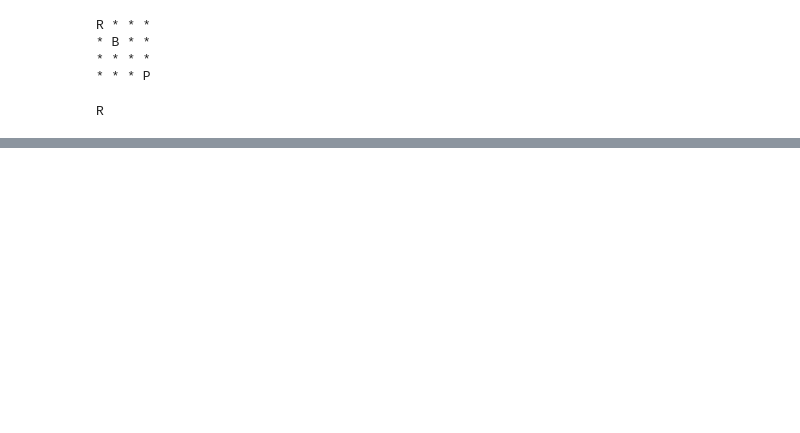
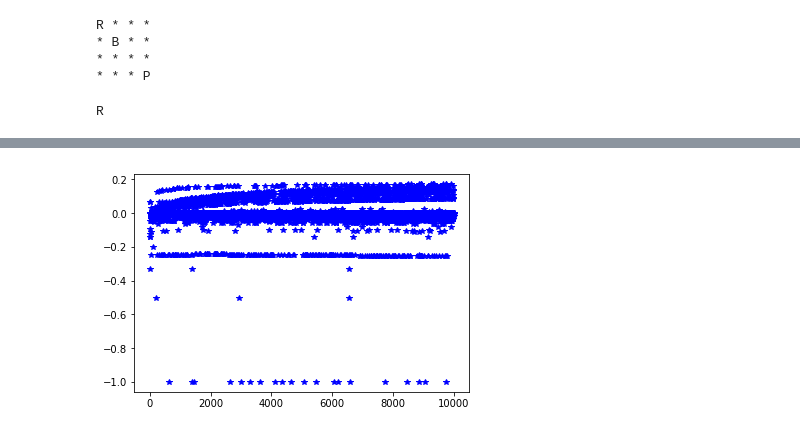
Before and after one commit to tstalhandske/reinforcement_learning, a Jupyter notebook: Qlearning.ipynb, the cells around one changed output, grey strips where cells are left out. Cells and saved outputs as stored; diff of their text form; code cells hidden in the pictures; blank space fills up the shorter version.

```diff
--- a/Qlearning.ipynb
+++ b/Qlearning.ipynb
@@ -289,0 +325,12 @@ P * * *
+# %%
+def q(state, action_robber=None):#, action_police=None):
+
+    if state not in q_table:
+        q_table[state] = np.zeros(len(ACTIONS))#(len(ACTIONS),len(ACTIONS)))#,np.zeros(len(ACTIONS-1))
+    if action_robber is None: # and action_police == None
+        return q_table[state]
+
+    return q_table[state][action_robber]#[action_police]
+
+#q = q(start_state, action_robber=1,action_police=2)
+#print(q)
@@ -289,0 +391,25 @@ P * * *
+# %%
+state = start_state
+total_reward = 0
+#alpha = alphas[e]
+values = []
+times = []
+for t in range(ITERATIONS):
+
+    alpha = 1/(1+t)
+    action_robber, action_police = choose_action(state)
+    next_state, reward, over = act(state, action_robber, action_police)
+    total_reward += reward
+    #if over:
+    #    total_reward = 0;
+
+    q(state)[action_robber] = q(state, action_robber) + \
+            alpha * (reward + LAMBDA *  np.max(q(next_state)) - q(state, action_robber))
+    print(q(state)[action_robber])
+    state = next_state
+    if t%100:
+        values.append(q(state)[action_robber])
+        times.append(t)
+    #if t == ITERATIONS:
+    #    break
+    print(f"total reward -> {total_reward}")
@@ -289,0 +434,8 @@ P * * *
+# %%
+%matplotlib inline
+import matplotlib.pyplot as plt
+
+plt.plot(times[:],values[:],'b*')
+plt.show()
+# %% [output]
+[figure, added]
```
Also changed, not shown: parts of 5 cells of this notebook.
